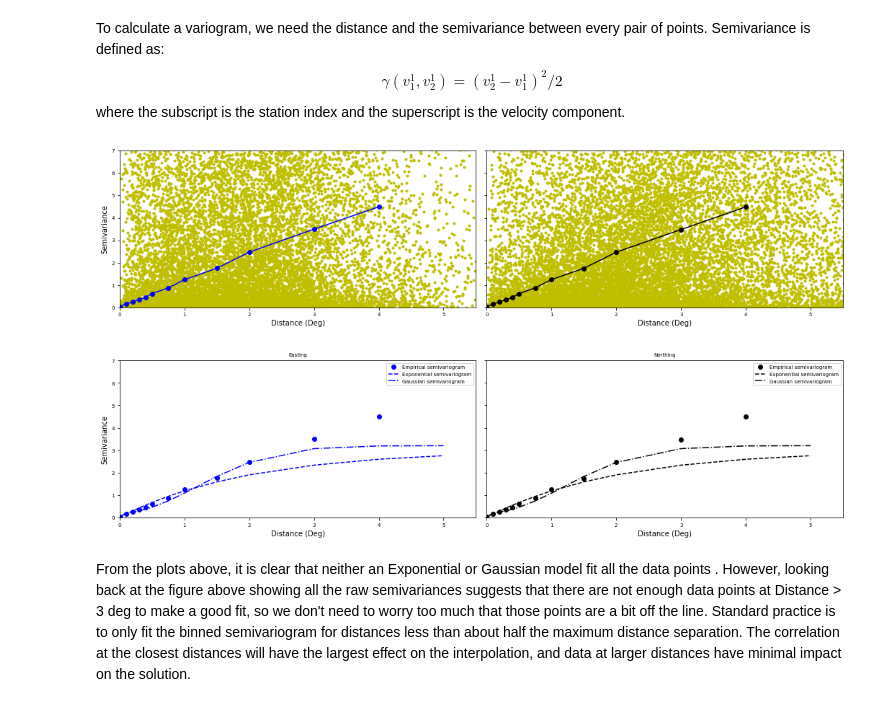
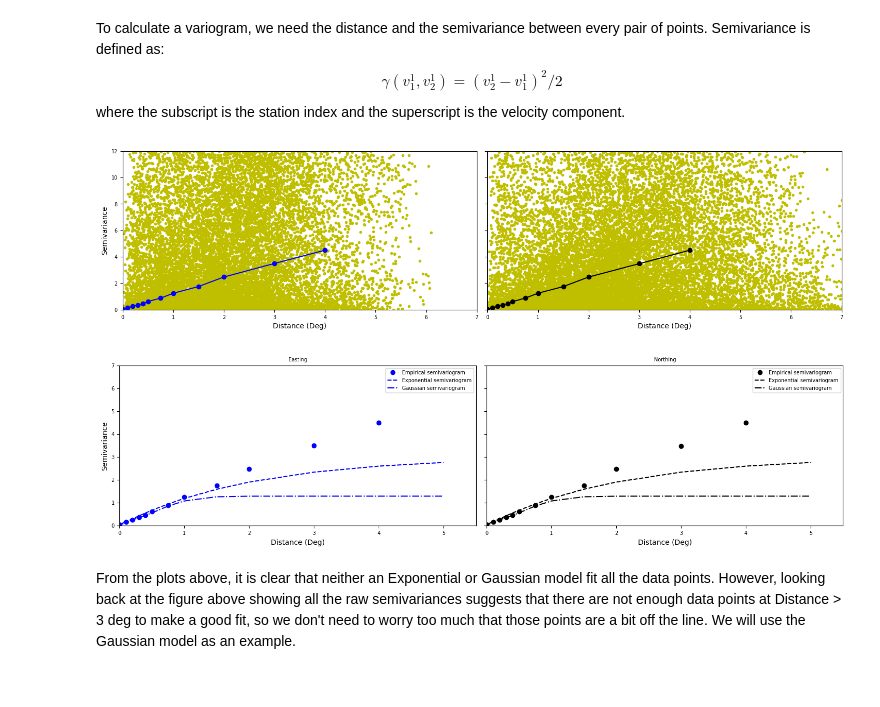
Before and after one commit to kmaterna/Strain_2D, a Jupyter notebook: example/tutorial.ipynb, the cells around one changed output. Saved outputs shown, nothing was run; the diff lists cells and outputs as text; code cells hidden in the pictures.

Commit message:
update example and tutorial documentation

```diff
--- a/example/tutorial.ipynb
+++ b/example/tutorial.ipynb
@@ -266,28 +340,28 @@ gam_N = 0.5 * np.square(pdist(np.broadcast_to(df['VN'].values, (1, len(df['VN'].
 # %%
 # Plot the raw semivariances
 f, (ax1, ax2) = plt.subplots(1, 2, sharey=True, figsize=(18, 4))
 ax1.scatter(h, gam_E, marker='.', c='y')
 ax2.scatter(h, gam_N, marker='.', c='y')
 
 # Add the binned (empirical) semivariance
 bins = np.array([0, 0.1, 0.2, 0.3, 0.4, 0.5, 0.75, 1, 1.5, 2, 3, 4, 5])
 digitized = np.digitize(gam_E, bins)
 bin_means_E = [gam_E[digitized == i].mean() for i in range(1, len(bins))]
 digitized = np.digitize(gam_N, bins)
 bin_means_N = [gam_N[digitized == i].mean() for i in range(1, len(bins))]
 
 ax1.plot(bins[:-1], bin_means_E, '-ob')
 ax2.plot(bins[:-1], bin_means_N, '-ok')
 
 ax1.set_ylabel('Semivariance')
 ax1.set_xlabel('Distance (Deg)')
 ax2.set_xlabel('Distance (Deg)')
-ax1.set_xlim([0, 5.5])
-ax2.set_xlim([0, 5.5])
-plt.ylim([0, 7])
+ax1.set_xlim([0, 7])
+ax2.set_xlim([0, 7])
+plt.ylim([0, 12])
 plt.subplots_adjust(wspace=0.03, hspace=0.)
 # %% [output]
-[figure, old version]
+[figure, new version]
 # %%
 # Now we can fit a Variogram model
 # The choices in geostats are Exponential and Gaussian
@@ -307,8 +381,8 @@ ax2.plot(bins[:-1], bin_means_N, 'ok', label='Empirical semivariogram')
 # Experiment with the parameter values to get a good match
 ax1.plot(bins, Exp_vario(bins, 3, 1, 0), '--b', label='Exponential semivariogram')
 ax2.plot(bins, Exp_vario(bins, 3, 1, 0), '--k', label='Exponential semivariogram')
-ax1.plot(bins, Gauss_vario(bins, 3, 1.2, 0.2), '-.b', label='Gaussian semivariogram')
-ax2.plot(bins, Gauss_vario(bins, 3, 1.2, 0.2), '-.k', label='Gaussian semivariogram')
+ax1.plot(bins, Gauss_vario(bins, 1.1, .55, 0.18), '-.b', label='Gaussian semivariogram')
+ax2.plot(bins, Gauss_vario(bins, 1.1, .55, 0.18), '-.k', label='Gaussian semivariogram')
 ax1.legend()
 ax2.legend()
 
@@ -322,9 +396,8 @@ ax2.set_xlim([0, 5.5])
 plt.ylim([0, 7])
 plt.subplots_adjust(wspace=0.03, hspace=0.)
 # %% [output]
-[figure, old version]
+[figure, new version]
 # %% [markdown]
-From the plots above, it is clear that neither an Exponential or Gaussian model fit all the data points .
+From the plots above, it is clear that neither an Exponential or Gaussian model fit all the data points.
 However, looking back at the figure above showing all the raw semivariances suggests that there are not enough data points at Distance > 3 deg to make a good fit, so we don't need to worry too much that those points are a bit off the line.
-Standard practice is to only fit the binned semivariogram for distances less than about half the maximum distance separation.
-The correlation at the closest distances will have the largest effect on the interpolation, and data at larger distances have minimal impact on the solution.
+We will use the Gaussian model as an example.
```
Also changed, not shown: parts of 21 cells of this notebook, 6 other files.
